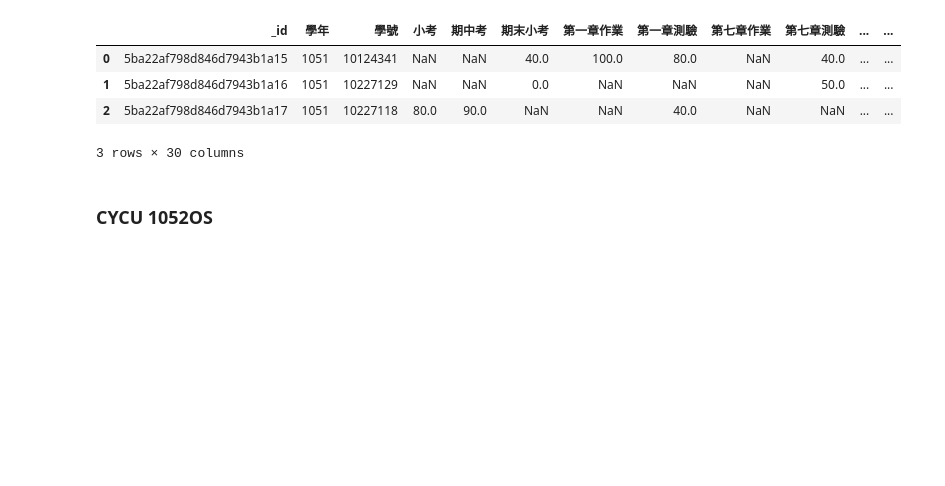
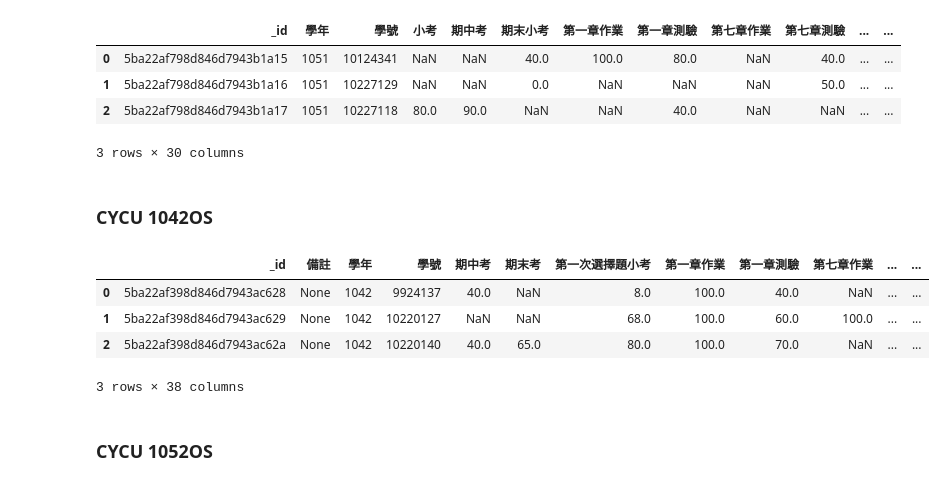
Before and after one commit to owen198/ds_comparision, a Jupyter notebook: datasets.ipynb, the cells around one changed output. Drawn from its saved outputs; the diff is of its cells as text; code cells hidden in the pictures; blank space fills up the shorter version.

```diff
--- a/datasets.ipynb
+++ b/datasets.ipynb
@@ -122,3 +122,16 @@ score_df = df['總分']
 score_df = score_df.dropna()
 score_df = score_df.astype(float)
 cycu_1051sp = score_df.astype(int)
+# %% [markdown]
+### CYCU 1042OS
+# %%
+db = conn['1042OS']
+collection = db['1042aOS_grades.json']
+df = pd.DataFrame(list(collection.find()))
+df.head(3)
+# %% [output]
+|  | _id | 備註 | 學年 | 學號 | 期中考 | 期末考 | 第一次選擇題小考 | 第一章作業 | 第一章測驗 | 第七章作業 | ... | ... |
+| 0 | 5ba22af398d846d7943ac628 | None | 1042 | 9924137 | 40.0 | NaN | 8.0 | 100.0 | 40.0 | NaN | ... | ... |
+| 1 | 5ba22af398d846d7943ac629 | None | 1042 | 10220127 | NaN | NaN | 68.0 | 100.0 | 60.0 | 100.0 | ... | ... |
+| 2 | 5ba22af398d846d7943ac62a | None | 1042 | 10220140 | 40.0 | 65.0 | 80.0 | 100.0 | 70.0 | NaN | ... | ... |
+3 rows × 38 columns
```
Also changed, not shown: parts of 2 cells of this notebook, 1 other file.
